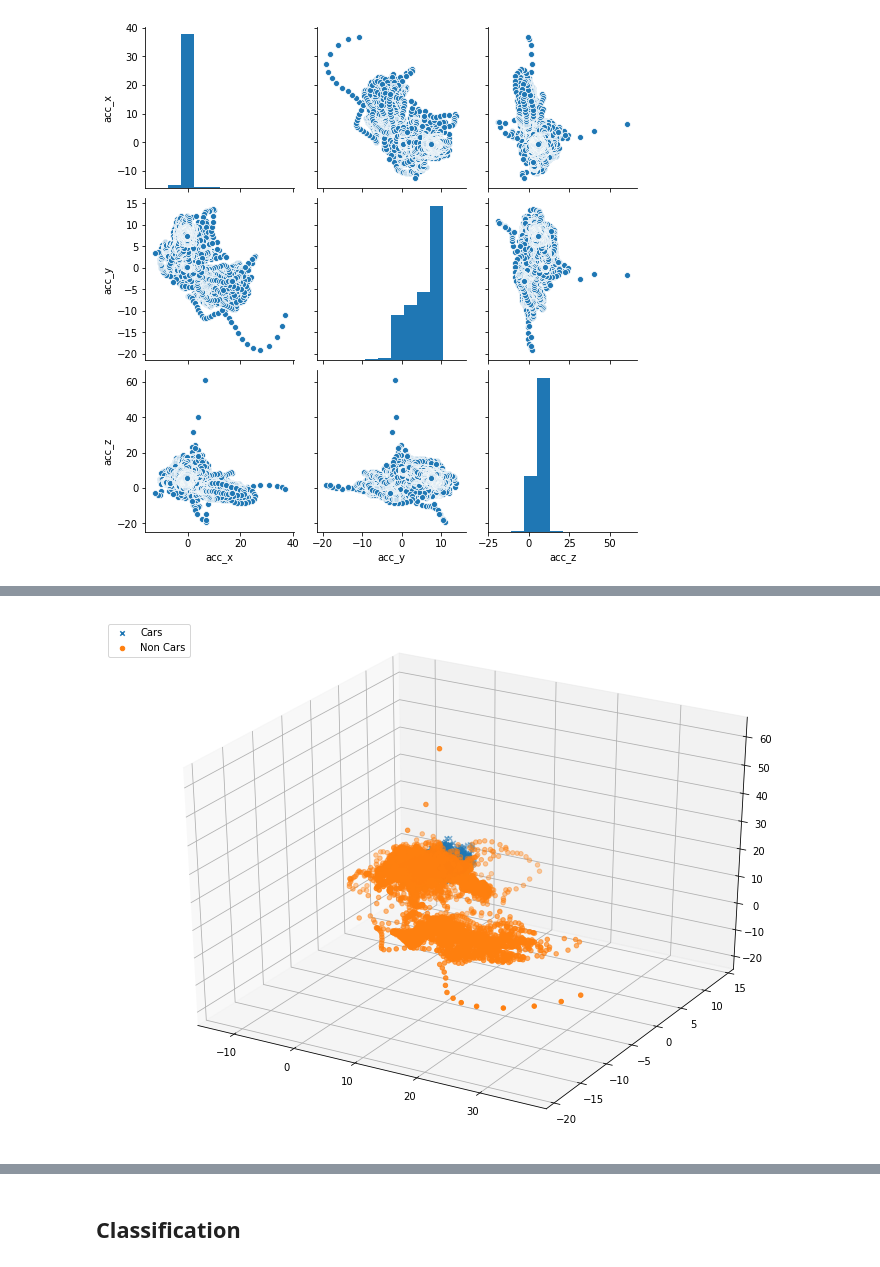
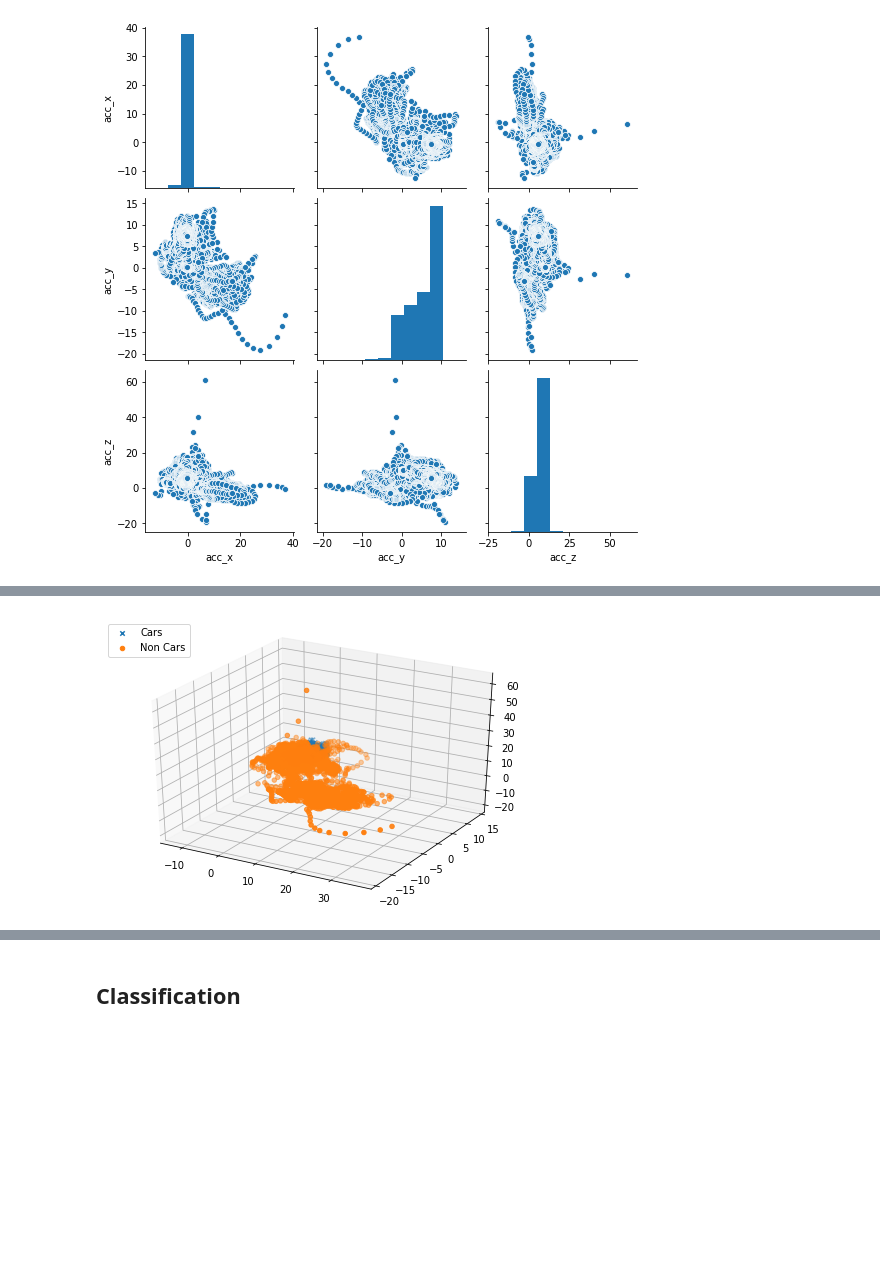
Before and after one commit to Kpeng511/Road-User-Classification, a Jupyter notebook: analysis.ipynb, the cells around one changed output, grey strips where cells are left out. Drawn from its saved outputs; the diff is of its cells as text; code cells hidden in the pictures; blank space fills up the shorter version.

Commit message:
scatter plot

```diff
--- a/analysis.ipynb
+++ b/analysis.ipynb
@@ -103,8 +109,14 @@ sns.pairplot(df.drop(['target'], axis = 1))
 <seaborn.axisgrid.PairGrid at 0x...>
 [figure]
 # %%
-fig = plt.figure(figsize = (12.8, 9.6))
-ax = fig.add_subplot(111, projection = '3d')
+%matplotlib widget
+
+from mpl_toolkits.mplot3d import Axes3D
+import matplotlib.pyplot as plt
+
+fig = plt.figure()
+# ax = fig.add_subplot(111, projection = '3d')
+ax = Axes3D(fig)
 df_target1 = df[df.target == 1]
 df_target0 = df[df.target == 0]
 
@@ -116 +129 @@ plt.show()
-[figure, old version]
+[figure, new version]
```
Also changed, not shown: parts of 4 cells of this notebook.
